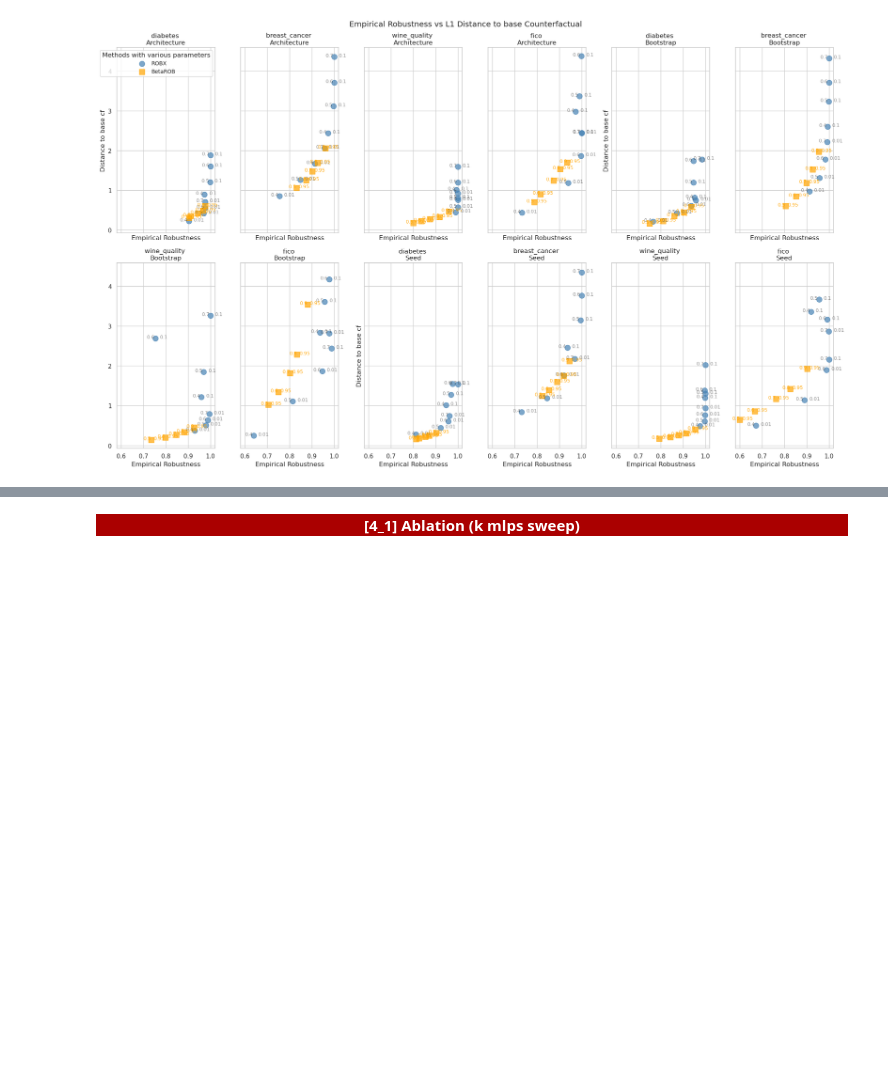
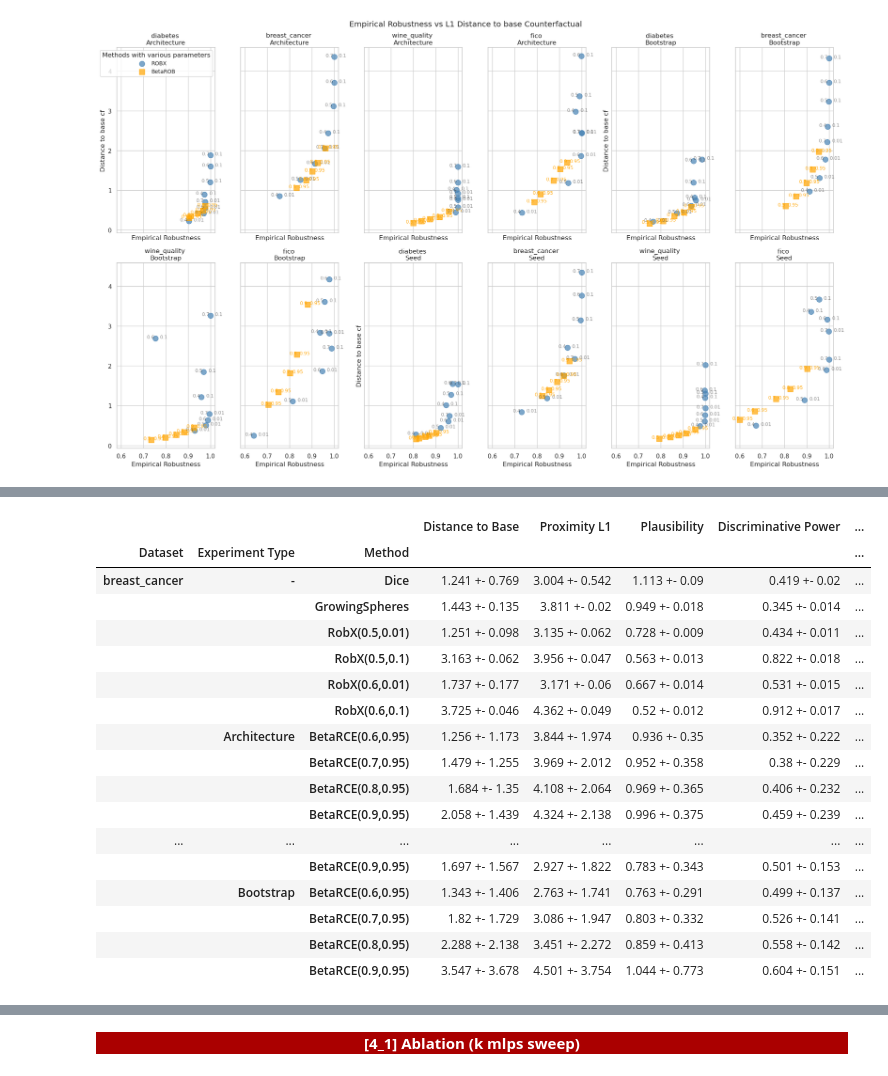
Before and after one commit to istepka/betarce, a Jupyter notebook: exp_vis copy.ipynb, the cells around one changed output, grey strips where cells are left out. Saved outputs shown, nothing was run; the diff lists cells and outputs as text; code cells hidden in the pictures; blank space fills up the shorter version.

```diff
--- a/exp_vis copy.ipynb
+++ b/exp_vis copy.ipynb
@@ -1031,0 +839,22 @@ final_df
+# %%
+all_metrics_comprehensive = met_emp.round(3).astype(str) + ' +- ' + met_emp_std.round(3).astype(str)
+all_metrics_comprehensive.head(50)
+# %% [output]
+|  |  |  | Distance to Base | Proximity L1 | Plausibility | Discriminative Power | ... |
+| Dataset | Experiment Type | Method |  |  |  |  | ... |
+| breast_cancer | - | Dice | 1.241 +- 0.769 | 3.004 +- 0.542 | 1.113 +- 0.09 | 0.419 +- 0.02 | ... |
+|  |  | GrowingSpheres | 1.443 +- 0.135 | 3.811 +- 0.02 | 0.949 +- 0.018 | 0.345 +- 0.014 | ... |
+|  |  | RobX(0.5,0.01) | 1.251 +- 0.098 | 3.135 +- 0.062 | 0.728 +- 0.009 | 0.434 +- 0.011 | ... |
+|  |  | RobX(0.5,0.1) | 3.163 +- 0.062 | 3.956 +- 0.047 | 0.563 +- 0.013 | 0.822 +- 0.018 | ... |
+|  |  | RobX(0.6,0.01) | 1.737 +- 0.177 | 3.171 +- 0.06 | 0.667 +- 0.014 | 0.531 +- 0.015 | ... |
+|  |  | RobX(0.6,0.1) | 3.725 +- 0.046 | 4.362 +- 0.049 | 0.52 +- 0.012 | 0.912 +- 0.017 | ... |
+|  | Architecture | BetaRCE(0.6,0.95) | 1.256 +- 1.173 | 3.844 +- 1.974 | 0.936 +- 0.35 | 0.352 +- 0.222 | ... |
+|  |  | BetaRCE(0.7,0.95) | 1.479 +- 1.255 | 3.969 +- 2.012 | 0.952 +- 0.358 | 0.38 +- 0.229 | ... |
+|  |  | BetaRCE(0.8,0.95) | 1.684 +- 1.35 | 4.108 +- 2.064 | 0.969 +- 0.365 | 0.406 +- 0.232 | ... |
+|  |  | BetaRCE(0.9,0.95) | 2.058 +- 1.439 | 4.324 +- 2.138 | 0.996 +- 0.375 | 0.459 +- 0.239 | ... |
+| ... | ... | ... | ... | ... | ... | ... | ... |
+|  |  | BetaRCE(0.9,0.95) | 1.697 +- 1.567 | 2.927 +- 1.822 | 0.783 +- 0.343 | 0.501 +- 0.153 | ... |
+|  | Bootstrap | BetaRCE(0.6,0.95) | 1.343 +- 1.406 | 2.763 +- 1.741 | 0.763 +- 0.291 | 0.499 +- 0.137 | ... |
+|  |  | BetaRCE(0.7,0.95) | 1.82 +- 1.729 | 3.086 +- 1.947 | 0.803 +- 0.332 | 0.526 +- 0.141 | ... |
+|  |  | BetaRCE(0.8,0.95) | 2.288 +- 2.138 | 3.451 +- 2.272 | 0.859 +- 0.413 | 0.558 +- 0.142 | ... |
+|  |  | BetaRCE(0.9,0.95) | 3.547 +- 3.678 | 4.501 +- 3.754 | 1.044 +- 0.773 | 0.604 +- 0.151 | ... |
```
Also changed, not shown: parts of 17 cells of this notebook.
